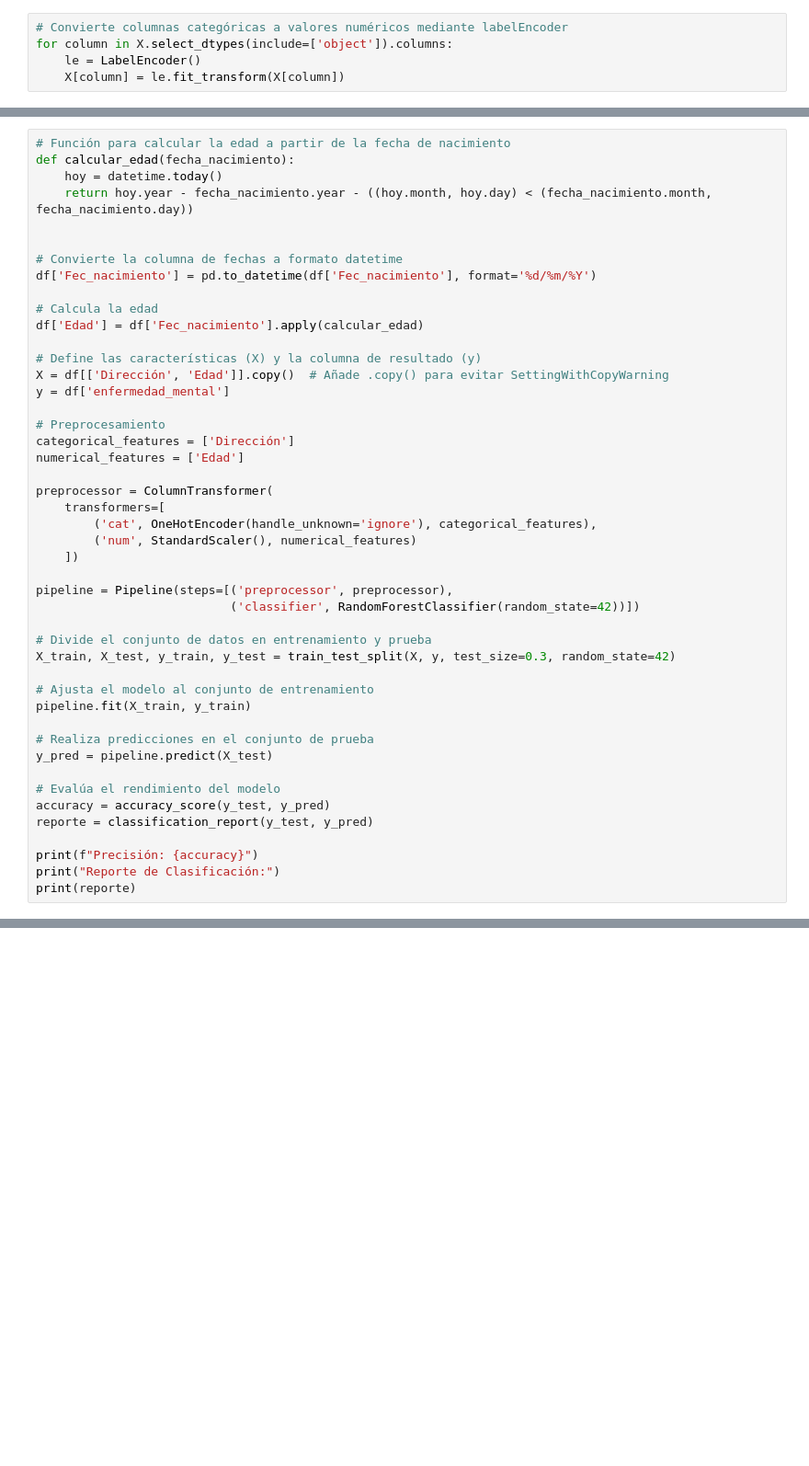
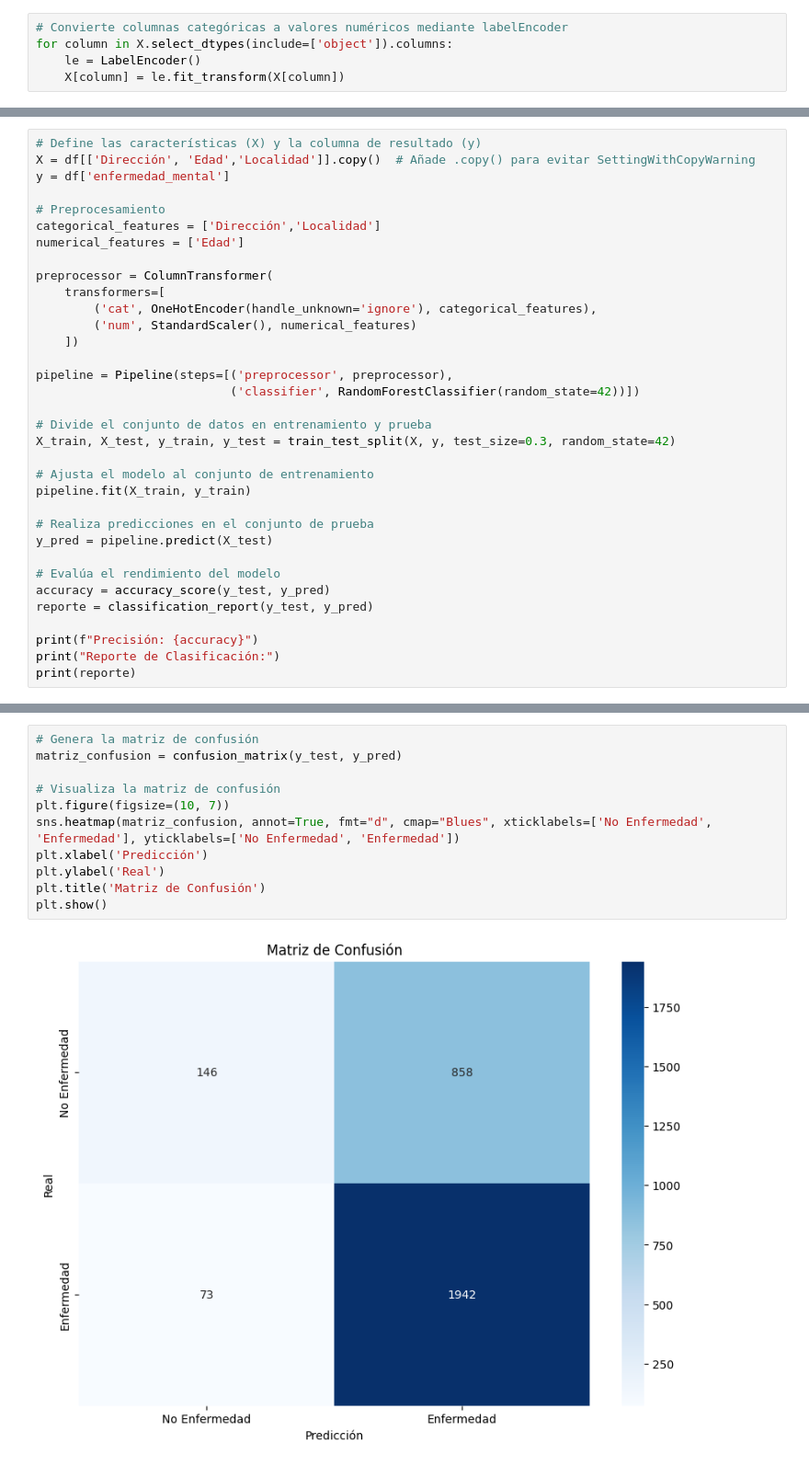
Before and after one commit to MAX181818/session, a Jupyter notebook: Proyecto_CoderHouse_Juan_Guzman.ipynb, the cells around one changed output, grey strips where cells are left out. Shown: that part at 92% size. Cells and saved outputs as stored; diff of their text form; blank space fills up the shorter version.

```diff
--- a/Proyecto_CoderHouse_Juan_Guzman.ipynb
+++ b/Proyecto_CoderHouse_Juan_Guzman.ipynb
@@ -237,22 +272,10 @@ weighted avg       0.50      0.50      0.50      3022
 # %%
-# Función para calcular la edad a partir de la fecha de nacimiento
-def calcular_edad(fecha_nacimiento):
-    hoy = datetime.today()
-    return hoy.year - fecha_nacimiento.year - ((hoy.month, hoy.day) < (fecha_nacimiento.month, fecha_nacimiento.day))
-
-
-# Convierte la columna de fechas a formato datetime
-df['Fec_nacimiento'] = pd.to_datetime(df['Fec_nacimiento'], format='%d/%m/%Y')
-
-# Calcula la edad
-df['Edad'] = df['Fec_nacimiento'].apply(calcular_edad)
-
 # Define las características (X) y la columna de resultado (y)
-X = df[['Dirección', 'Edad']].copy()  # Añade .copy() para evitar SettingWithCopyWarning
+X = df[['Dirección', 'Edad','Localidad']].copy()  # Añade .copy() para evitar SettingWithCopyWarning
 y = df['enfermedad_mental']
 
 # Preprocesamiento
-categorical_features = ['Dirección']
+categorical_features = ['Dirección','Localidad']
 numerical_features = ['Edad']
 
 preprocessor = ColumnTransformer(
@@ -293,0 +317,13 @@ weighted avg       0.50      0.50      0.50      3022
+# %%
+# Genera la matriz de confusión
+matriz_confusion = confusion_matrix(y_test, y_pred)
+
+# Visualiza la matriz de confusión
+plt.figure(figsize=(10, 7))
+sns.heatmap(matriz_confusion, annot=True, fmt="d", cmap="Blues", xticklabels=['No Enfermedad', 'Enfermedad'], yticklabels=['No Enfermedad', 'Enfermedad'])
+plt.xlabel('Predicción')
+plt.ylabel('Real')
+plt.title('Matriz de Confusión')
+plt.show()
+# %% [output]
+[figure, added]
```
Also changed, not shown: parts of 15 cells of this notebook.
